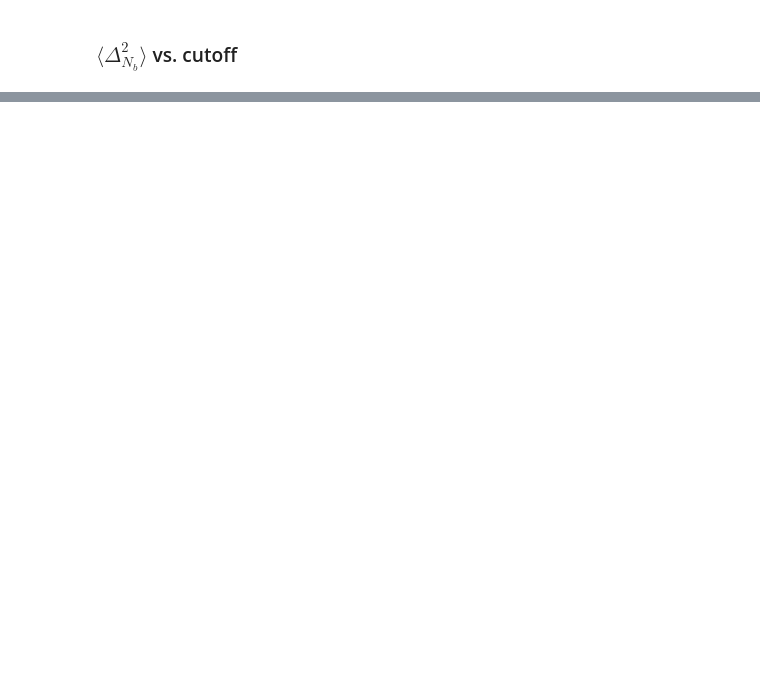
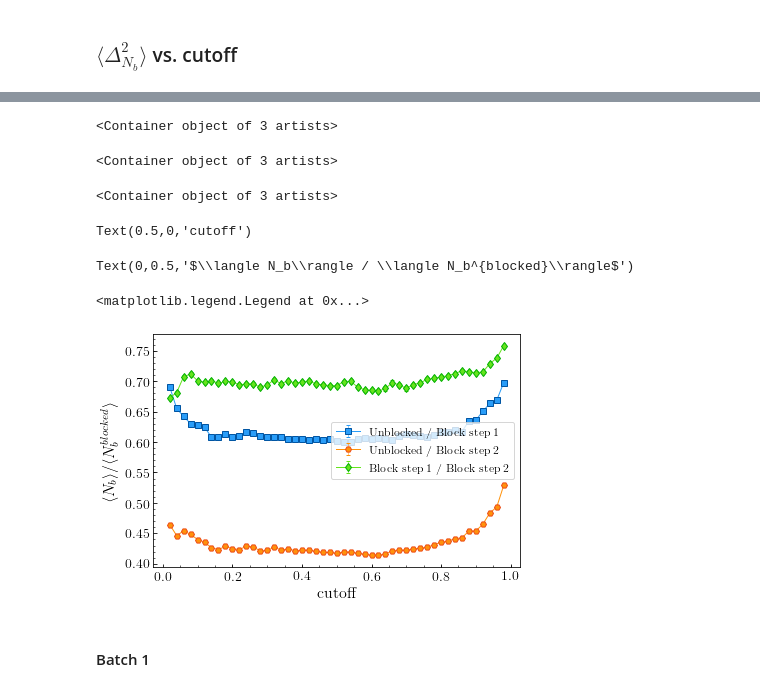
Before and after one commit to saforem2/worm_algorithm, a Jupyter notebook: image_analysis/image_analysis.ipynb, the cells around one changed output, grey strips where cells are left out. Cells and saved outputs as stored; diff of their text form; code cells hidden in the pictures; blank space fills up the shorter version.

```diff
--- a/image_analysis/image_analysis.ipynb
+++ b/image_analysis/image_analysis.ipynb
@@ -652,0 +684,44 @@ Text(0,0.5,'$\\langle \\Delta_{N_b}^2\\rangle/ V_{eff}$')
+# %%
+Nb0_ratio_01 = ((bond_stats0[1:, 0]/(64*64)) / (bond_stats0_blocked0[1:, 0]/(32*32)))
+Nb0_ratio_01_errs = ((bond_stats0[1:, 1]/(64*64)) + (bond_stats0_blocked0[1:, 1]/(32*32))) /2
+
+Nb0_ratio_12 = ((bond_stats0_blocked0[1:, 0]/(32*32)) / (bond_stats0_blocked1[1:, 0]/(16*16)))
+Nb0_ratio_12_errs = ((bond_stats0_blocked0[1:, 1]/(32*32)) + (bond_stats0_blocked1[1:, 1]/(16*16))) / 2
+
+Nb0_ratio_02 = ((bond_stats0[1:, 0]/(64*64)) / (bond_stats0_blocked1[1:, 0]/(16*16)))
+Nb0_ratio_02_errs = ((bond_stats0[1:, 1]/(64*64)) + (bond_stats0_blocked1[1:, 1]/(16*16))) / 2
+
+Nb0_ratio_23 = ((bond_stats0_blocked1[1:, 0]/(16*16)) / (bond_stats0_blocked2[1:, 0]/(8*8)))
+Nb0_ratio_23_errs = ((bond_stats0_blocked1[1:, 1]/(16*16)) + (bond_stats0_blocked2[1:, 1]/(8*8))) / 2
+# %%
+fig, ax = plt.subplots()
+ax.errorbar(cutoffs[1:], Nb0_ratio_01, yerr=bond_stats0[1:,1]/(64*64),
+            marker=markers[0], ls='-', lw=1.,
+            color=colors[0], markeredgecolor=markeredgecolors[0],
+            elinewidth=0.5, capsize=2., capthick=1.,
+            label='Unblocked / Block step 1')
+ax.errorbar(cutoffs[1:], Nb0_ratio_02, yerr=bond_stats0[1:, 1] / (64*64),
+            marker=markers[1], ls='-', lw=1.,
+            color=colors[1], markeredgecolor=markeredgecolors[1],
+            elinewidth=0.5, capsize=2., capthick=1.,
+            label='Unblocked / Block step 2')
+ax.errorbar(cutoffs[1:], Nb0_ratio_12, yerr=bond_stats0_blocked1[1:, 1]/(16*16),
+            marker=markers[2], ls='-', lw=1.,
+            color=colors[2], markeredgecolor=markeredgecolors[2],
+            elinewidth=0.5, capsize=2., capthick=1.,
+            label='Block step 1 / Block step 2')
+ax.set_xlabel("cutoff", fontsize=16)
+ax.set_ylabel(r"$\langle N_b\rangle / \langle N_b^{blocked}\rangle$", fontsize=16)
+ax.legend(loc='best', markerscale=1., fontsize=12)
+fig.tight_layout()
+fig.savefig('./plots/Nb_ratio_vs_cutoff_0.png', dpi=400, bbox_imches='tight')
+# %% [output]
+<Container object of 3 artists>
+<Container object of 3 artists>
+<Container object of 3 artists>
+Text(0.5,0,'cutoff')
+Text(0,0.5,'$\\langle N_b\\rangle / \\langle N_b^{blocked}\\rangle$')
+<matplotlib.legend.Legend at 0x...>
+[figure, added]
+# %% [markdown]
+#### Batch 1
```
Also changed, not shown: parts of 18 cells of this notebook, 2 other files.
